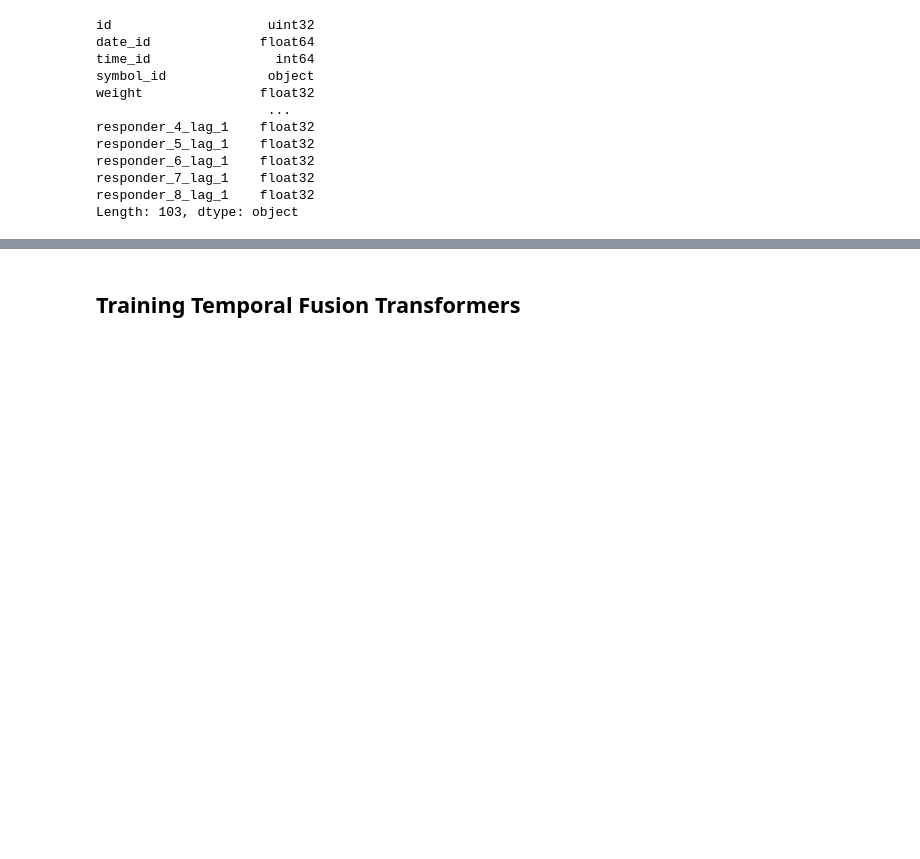
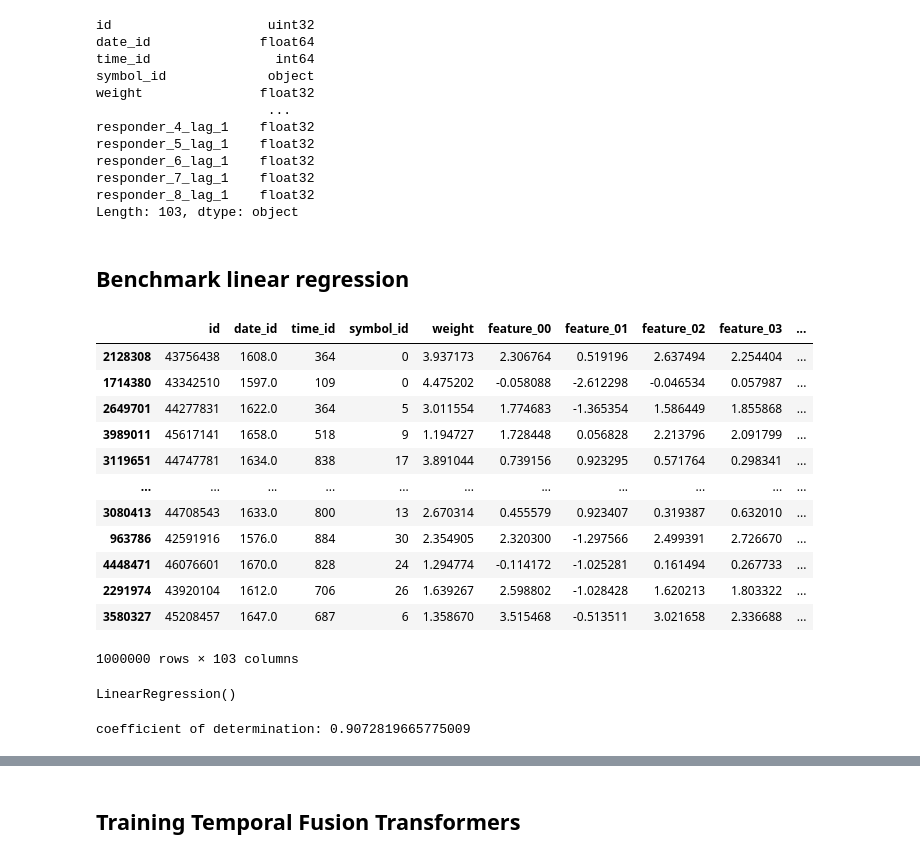
Before and after one commit to Bilg4me/Advanced-ML-Project, a Jupyter notebook: code/notebook.ipynb, the cells around one changed output, grey strips where cells are left out. Drawn from its saved outputs; the diff is of its cells as text; code cells hidden in the pictures; blank space fills up the shorter version.

Commit message:
add linear benchmark

```diff
--- a/code/notebook.ipynb
+++ b/code/notebook.ipynb
@@ -57,3 +58,5 @@ responder_6_lag_1    float32
 responder_7_lag_1    float32
 responder_8_lag_1    float32
 Length: 103, dtype: object
+# %% [markdown]
+## Benchmark linear regression
@@ -59,0 +66,23 @@ Length: 103, dtype: object
+# %%
+df_small = df.dropna().sample(1000000)
+# %%
+df_small
+# %% [output]
+|  | id | date_id | time_id | symbol_id | weight | feature_00 | feature_01 | feature_02 | feature_03 | ... |
+| 2128308 | 43756438 | 1608.0 | 364 | 0 | 3.937173 | 2.306764 | 0.519196 | 2.637494 | 2.254404 | ... |
+| 1714380 | 43342510 | 1597.0 | 109 | 0 | 4.475202 | -0.058088 | -2.612298 | -0.046534 | 0.057987 | ... |
+| 2649701 | 44277831 | 1622.0 | 364 | 5 | 3.011554 | 1.774683 | -1.365354 | 1.586449 | 1.855868 | ... |
+| 3989011 | 45617141 | 1658.0 | 518 | 9 | 1.194727 | 1.728448 | 0.056828 | 2.213796 | 2.091799 | ... |
+| 3119651 | 44747781 | 1634.0 | 838 | 17 | 3.891044 | 0.739156 | 0.923295 | 0.571764 | 0.298341 | ... |
+| ... | ... | ... | ... | ... | ... | ... | ... | ... | ... | ... |
+| 3080413 | 44708543 | 1633.0 | 800 | 13 | 2.670314 | 0.455579 | 0.923407 | 0.319387 | 0.632010 | ... |
+| 963786 | 42591916 | 1576.0 | 884 | 30 | 2.354905 | 2.320300 | -1.297566 | 2.499391 | 2.726670 | ... |
+| 4448471 | 46076601 | 1670.0 | 828 | 24 | 1.294774 | -0.114172 | -1.025281 | 0.161494 | 0.267733 | ... |
+| 2291974 | 43920104 | 1612.0 | 706 | 26 | 1.639267 | 2.598802 | -1.028428 | 1.620213 | 1.803322 | ... |
+| 3580327 | 45208457 | 1647.0 | 687 | 6 | 1.358670 | 3.515468 | -0.513511 | 3.021658 | 2.336688 | ... |
+1000000 rows × 103 columns
+# %%
+model = LinearRegression()
+model.fit(df_small.drop(columns=["label"]), df_small["label"])
+# %% [output]
+LinearRegression()
@@ -59,0 +92,5 @@ Length: 103, dtype: object
+# %%
+r_sq = model.score(df_small.drop(columns=["label"]), df_small["label"])
+print('coefficient of determination:', r_sq)
+# %% [output]
+coefficient of determination: 0.9072819665775009
```
Also changed, not shown: parts of 10 cells of this notebook.
